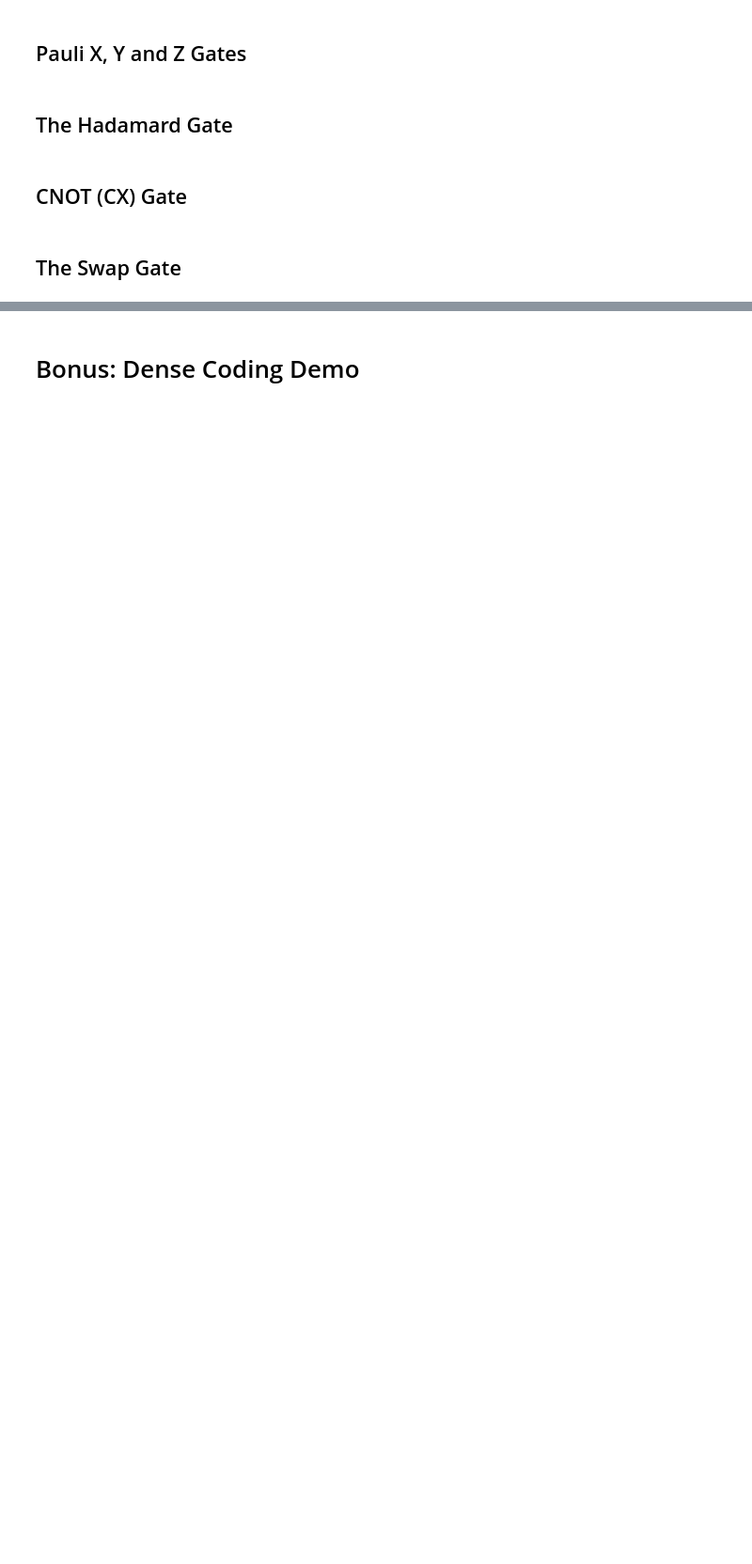
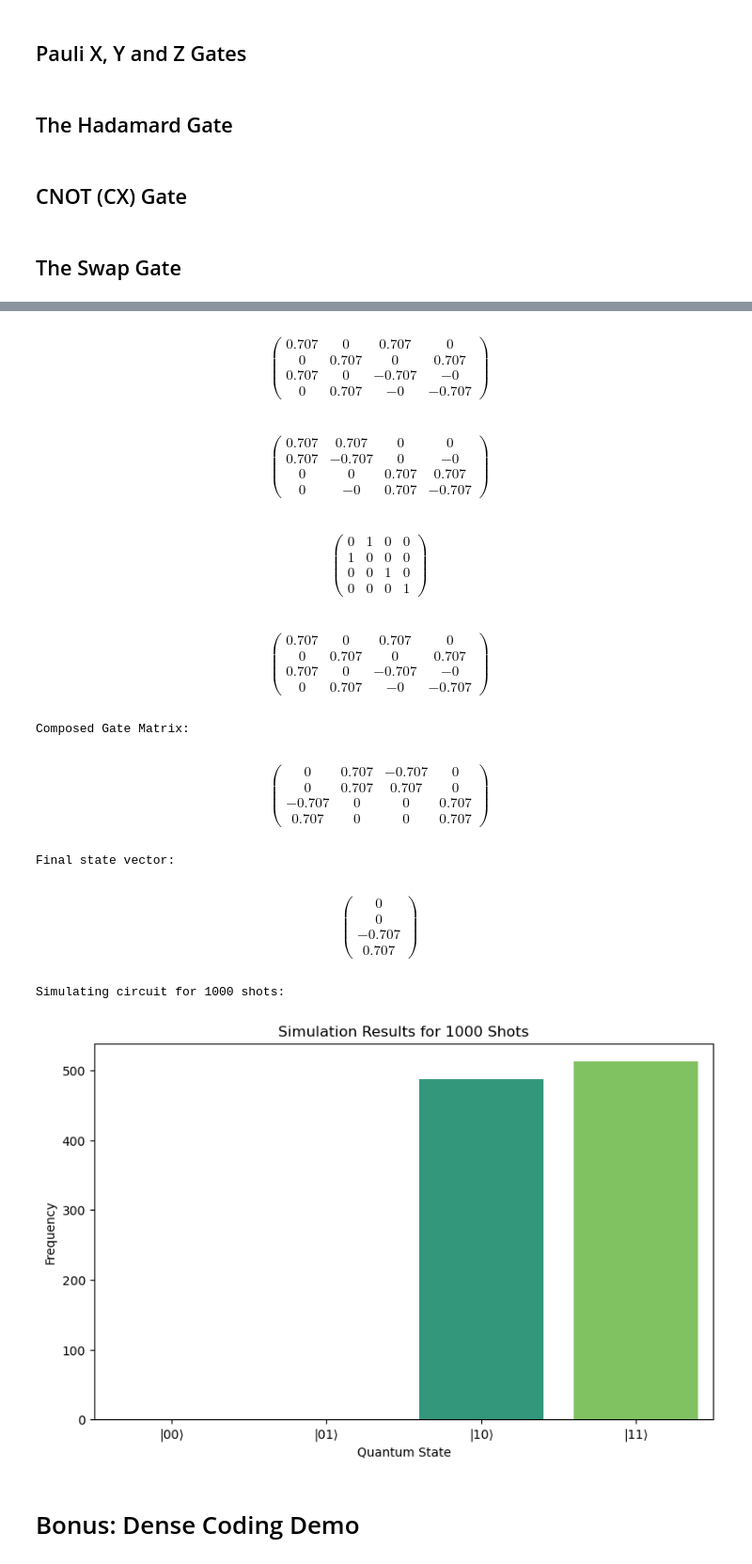
Before and after one commit to JamesHund/Quantum-Simulator, a Jupyter notebook: src/demo.ipynb, the cells around one changed output, grey strips where cells are left out. Shown at 94% size. Drawn from its saved outputs; the diff is of its cells as text; code cells hidden in the pictures; blank space fills up the shorter version.

```diff
--- a/src/demo.ipynb
+++ b/src/demo.ipynb
@@ -52,0 +53,21 @@ Simulating circuit for 1000 shots:
+# %%
+# Initial state-vector of |00>
+init_vector = np.array([1, 0, 0, 0], dtype=np.complex128)
+shots = 1000
+
+# User input
+input_sequence = "x1 h0 h1 uf3 h0"
+
+gate_sequence, gate_matrices = parse_gate_sequence(input_sequence)
+state_vectors_prime, composed_gate_matrix, final_state_vector = compose_and_apply_operations(gate_matrices, init_vector)
+#print("Simulation steps:")
+#print_simulation_steps(gate_sequence, gate_matrices, state_vectors_prime)
+print("Composed Gate Matrix:")
+display_complex_matrix(composed_gate_matrix)
+print("Final state vector:")
+display_complex_matrix(final_state_vector)
+
+print(f"Simulating circuit for {shots} shots:")
+results=simulate_circuit(final_state_vector, shots=shots)
+plot_simulation_results(results,shots)
+# %% [output]
@@ -53,2 +75,12 @@ Simulating circuit for 1000 shots:
+\begin{pmatrix} 0.707 & 0 & 0.707 & 0 \\ 0 & 0.707 & 0 & 0.707 \\ 0.707 & 0 & -0.707 & -0 \\ 0 & 0.707 & -0 & -0.707 \end{pmatrix}
+\begin{pmatrix} 0.707 & 0.707 & 0 & 0 \\ 0.707 & -0.707 & 0 & -0 \\ 0 & 0 & 0.707 & 0.707 \\ 0 & -0 & 0.707 & -0.707 \end{pmatrix}
+\begin{pmatrix} 0 & 1 & 0 & 0 \\ 1 & 0 & 0 & 0 \\ 0 & 0 & 1 & 0 \\ 0 & 0 & 0 & 1 \end{pmatrix}
+\begin{pmatrix} 0.707 & 0 & 0.707 & 0 \\ 0 & 0.707 & 0 & 0.707 \\ 0.707 & 0 & -0.707 & -0 \\ 0 & 0.707 & -0 & -0.707 \end{pmatrix}
+Composed Gate Matrix:
+\begin{pmatrix} 0 & 0.707 & -0.707 & 0 \\ 0 & 0.707 & 0.707 & 0 \\ -0.707 & 0 & 0 & 0.707 \\ 0.707 & 0 & 0 & 0.707 \end{pmatrix}
+Final state vector:
+\begin{pmatrix} 0 \\ 0 \\ -0.707 \\ 0.707 \end{pmatrix}
+Simulating circuit for 1000 shots:
+[figure, added]
 # %% [markdown]
 # Bonus: Dense Coding Demo
```
Also changed, not shown: parts of 4 cells of this notebook, 1 other file.
